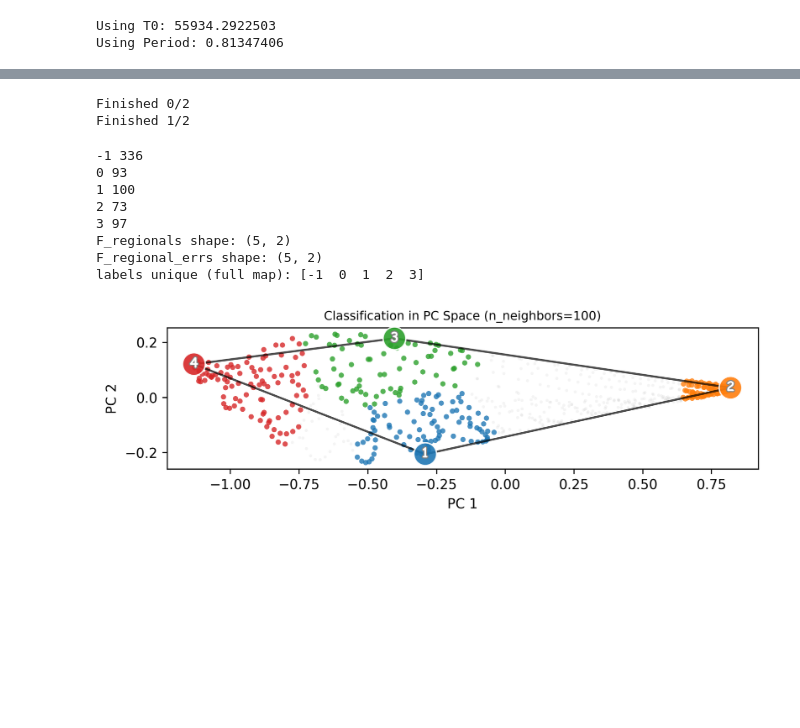
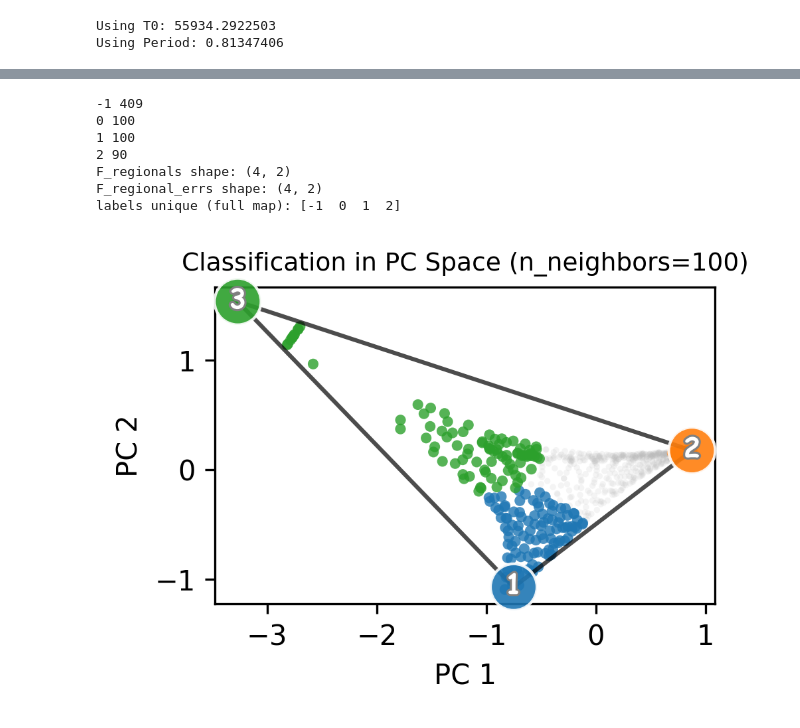
Before and after one commit to w-ruizhe/spectralmap, a Jupyter notebook: docs/source/tutorials/WASP43b_NIRSpec.ipynb, the cells around one changed output, grey strips where cells are left out. Saved outputs shown, nothing was run; the diff lists cells and outputs as text; code cells hidden in the pictures; blank space fills up the shorter version.

```diff
--- a/docs/source/tutorials/WASP43b_NIRSpec.ipynb
+++ b/docs/source/tutorials/WASP43b_NIRSpec.ipynb
@@ -194,8 +213,8 @@ Text(0, 0.5, 'Brightness Temperature (K)')
 # %%
-from spectralmap.mapping import Map, Maps
-maps = make_maps(mode='eclipse', pri=pri, sec=sec, map_res=30, ydegs=np.arange(2, 5, 1), lambdas=np.logspace(4, 9, 20), eclipse_depth=0.0045, a_lambda=1e-10, b_lambda=1e-10)
+from spectralmap.core import Map, Maps
+maps = make_maps(pri=pri, sec=sec, map_res=30, eclipse_depth=0.0045)
 data = LightCurveData(theta = time, flux=flux, flux_err=flux_err, wl=wl)
-w_all, I_all_wl, I_cov_all_wl = maps.marginalized_maps(data, sigma_threshold=0.2)
+w_all, I_all_wl, I_cov_all_wl = maps.marginalize(data, ydeg=np.arange(2, 5, 1), lamda=np.logspace(4, 9, 20), inc=B["inc"], prot=None)
 # %% [output]
 lambda=10000.0: Best-evidence wavelength counts by ydeg: ydeg=2: 0, ydeg=3: 2, ydeg=4: 0
 lambda=18329.807108324374: Best-evidence wavelength counts by ydeg: ydeg=2: 0, ydeg=3: 2, ydeg=4: 0
@@ -273,22 +231,0 @@ Text(0, 0.5, 'Brightness Temperature (K)')
-# %%
-I_all_wl_sampled = []
-target_n = 10000
-batch_size = 1000
-nwl = len(wl)
-for i in range(nwl):
-    I_sampled = []
-    while len(I_sampled) < target_n:
-        batch = np.random.multivariate_normal(
-            I_all_wl[i], I_cov_all_wl[i], size=batch_size
-        )
-        positive_batch = batch[(batch > 0).all(axis=1)]
-
-        n_need = target_n - len(I_sampled)
-        if positive_batch.shape[0] > 0:
-            I_sampled.extend(positive_batch[:n_need])
-
-    I_all_wl_sampled.append(np.asarray(I_sampled))
-    print(f"Finished {i+1}/{nwl}")
-# %% [output]
-Finished 0/2
-Finished 1/2
@@ -314,30 +232,30 @@ F_var_all_wl = np.diagonal(F_cov_all_wl, axis1=1, axis2=2)
 # %%
 from spectralmap.cluster import find_clusters
 
-# amplitudes = np.ones(I_all_wl.shape[0])  # Placeholder for actual amplitude scaling per wavelength
-# F_all_wl = I_all_wl * amplitudes[:, None] *np.pi
-# F_cov_all_wl = I_cov_all_wl * (np.pi * amplitudes[:, None, None])**2
-# F_var_all_wl = np.diagonal(F_cov_all_wl, axis1=1, axis2=2)
-# F_all_wl[F_all_wl<0] = 1e-6
+amplitudes = np.ones(I_all_wl.shape[0])  # Placeholder for actual amplitude scaling per wavelength
+F_all_wl = I_all_wl * amplitudes[:, None] *np.pi
+F_cov_all_wl = I_cov_all_wl * (np.pi * amplitudes[:, None, None])**2
+F_var_all_wl = np.diagonal(F_cov_all_wl, axis1=1, axis2=2)
+F_all_wl[F_all_wl<0] = 1e-6
 
 F_regionals, F_regional_errs, labels = find_clusters(
     F_all_wl,
     F_cov_all_wl,
-    n_corners=4,
+    n_corners=3,
     n_neighbors=100,
-)
+ )
+
 
 
 print('F_regionals shape:', F_regionals.shape)
 print('F_regional_errs shape:', F_regional_errs.shape)
 print('labels unique (full map):', np.unique(labels))
 # %% [output]
--1 336
-0 93
+-1 409
+0 100
 1 100
-2 73
-3 97
-F_regionals shape: (5, 2)
-F_regional_errs shape: (5, 2)
-labels unique (full map): [-1  0  1  2  3]
+2 90
+F_regionals shape: (4, 2)
+F_regional_errs shape: (4, 2)
+labels unique (full map): [-1  0  1  2]
-[figure, old version]
+[figure, new version]
```
Also changed, not shown: parts of 17 cells of this notebook, 35 other files.
